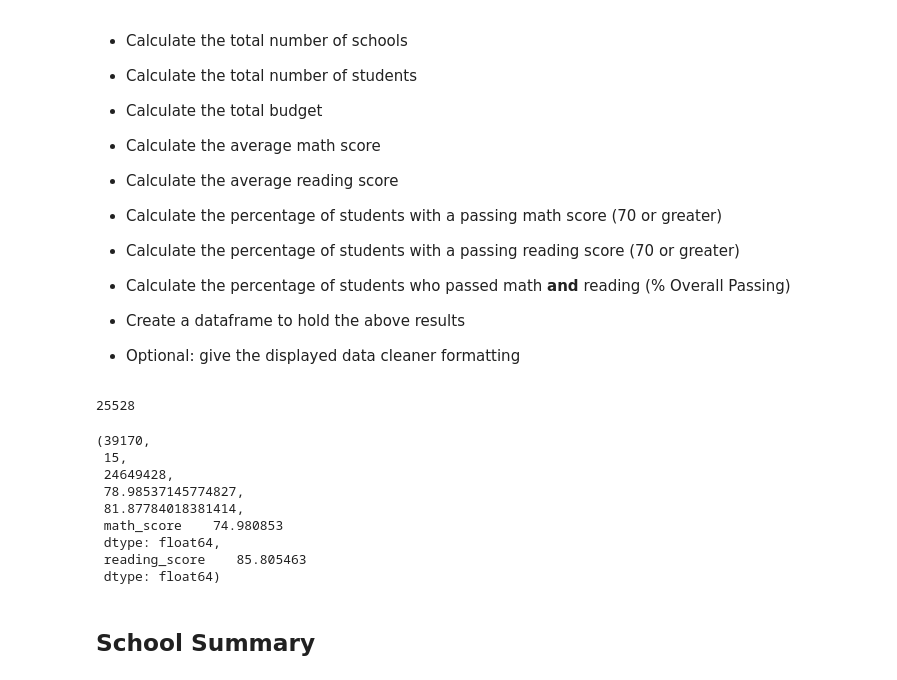
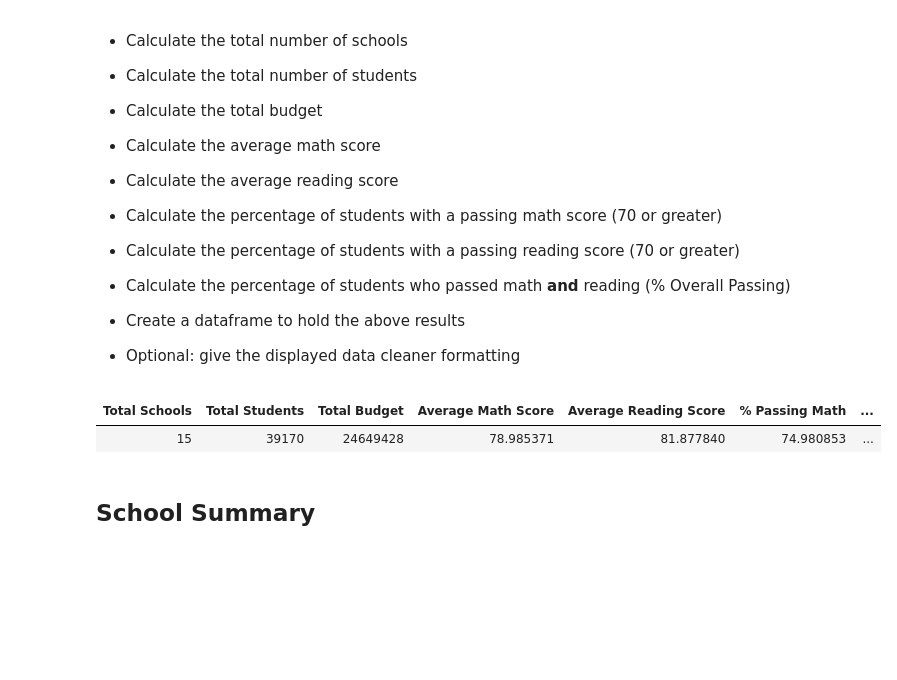
Before and after one commit to geneberry3/pandas-challenge, a Jupyter notebook: PyCitySchools/PyCitySchools_starter.ipynb, the cells around one changed output. Cells and saved outputs as stored; diff of their text form; code cells hidden in the pictures; blank space fills up the shorter version.

```diff
--- a/PyCitySchools/PyCitySchools_starter.ipynb
+++ b/PyCitySchools/PyCitySchools_starter.ipynb
@@ -71,64 +71,36 @@ perc_math = pass_math/(school_data_complete['math_score'].count())* 100
 # perc_read = passing reading score over 70
 pass_reading = school_data_complete.loc[school_data_complete["reading_score"] >= 70,["reading_score"]]
 pass_reading = pass_reading.count()
-perc_reading = pass_reading/(school_data_complete['reading_score'].count())* 100
+perc_reading = (pass_reading/school_data_complete['reading_score'].count())* 100
 
-# # overall_pass = passing math and reading both over 70
-# both_passing = (school_data_complete.loc[school_data_complete["math_score"] >= 70,["math_score"]]) & (school_data_complete.loc[school_data_complete["reading_score"] >= 70,["reading_score"]])
-# both_passing = both_passing.count()
-# all_math = both_passing.count()
 
-# both_passing
-
-# # overall
+# overall = passing both math and reading over 70
 grade=[0,69,100]
 mcdonalds=["Fail","Pass"]
 school_data_complete["passed_math"] = pd.cut(school_data_complete["math_score"], grade, labels=mcdonalds)
 school_data_complete["passed_reading"] = pd.cut(school_data_complete["reading_score"], grade, labels=mcdonalds)
-
-school_data_complete.loc[school_data_complete['passed_math'].str.contains('Pass'), 'passed_matn'] = 'Pass'
-
+school_data_complete.loc[school_data_complete['passed_math'].str.contains('Pass'), 'passed_math'] = 'Pass'
 school_data_complete["both_pass"] = np.where(school_data_complete["passed_math"].str.contains("Pass") & school_data_complete["passed_reading"].str.contains("Pass"),school_data_complete["passed_math"],np.nan)
 both_pass = school_data_complete["both_pass"].count()
-both_pass
-# pass_math = school_data_complete.loc[school_data_complete["passed_math"] == "Pass",["passed_math"]]
-# pass_math = pass_math.count()
-# pass_math
-# pass_reading = school_data_complete.loc[school_data_complete["passed_reading"] == "Pass",["passed_reading"]]
-# pass_reading = pass_reading.count()
-# pass_reading
-# total_pass = int(pass_math)+int(pass_reading)
-# pass_both = total_pass/int(school_data_complete["passed_math"].count())
-# pass_both
-# passing_math = (school_data_complete["passed_math"] == "Pass").count()
-# passing_math
-# grouped_math = school_data_complete["passed_math"]
-# grouped_reading = school_data_complete["passed_reading"]
-#
-# school_data_complete["passed_reading"].count()
-# summary_df = pd.DataFrame({"Math Passed": passed_math,"Reading Passed": passed_reading})
-# summary_df
-
-# passed_math = passed_math.count(Pass)
-# passed_math
+overall = (both_pass/total_students)*100
-# %% [output]
-25528
-# %%
-summary = total_students, total_schools, budget_total, avg_math, avg_read, perc_math, perc_reading
-summary
-# %% [output]
-(39170,
- 15,
- 24649428,
- 78.98537145774827,
- 81.87784018381414,
- math_score    74.980853
- dtype: float64,
- reading_score    85.805463
- dtype: float64)
 # %%
-#["Total Schools", "Total Students", "Total Budget", "Average Math Score", "Average Reading Score",
-#            "% Passing Math", "% Passing Reading", "% Overall Passing"]
+#summary = assign dataframe name
+summary = {
+    "Total Schools":[total_schools],
+    "Total Students":[total_students],
+    "Total Budget":[budget_total],
+    "Average Math Score":[float(avg_math)],
+    "Average Reading Score":[float(avg_read)],
+    "% Passing Math":[float(perc_math)],
+    "% Passing Reading":[float(perc_reading)],
+    "% Overall Passing":[overall]
+}
+#summary_df = summary dataframe
+summary_df = pd.DataFrame(summary, columns=["Total Schools", "Total Students", "Total Budget", "Average Math Score", "Average Reading Score", "% Passing Math", "% Passing Reading", "% Overall Passing"])
+summary_df.style.hide_index()
+# %% [output]
+| Total Schools | Total Students | Total Budget | Average Math Score | Average Reading Score | % Passing Math | ... |
+| 15 | 39170 | 24649428 | 78.985371 | 81.877840 | 74.980853 | ... |
 # %% [markdown]
 ## School Summary
 # %% [markdown]
```
Also changed, not shown: parts of 2 cells of this notebook.
